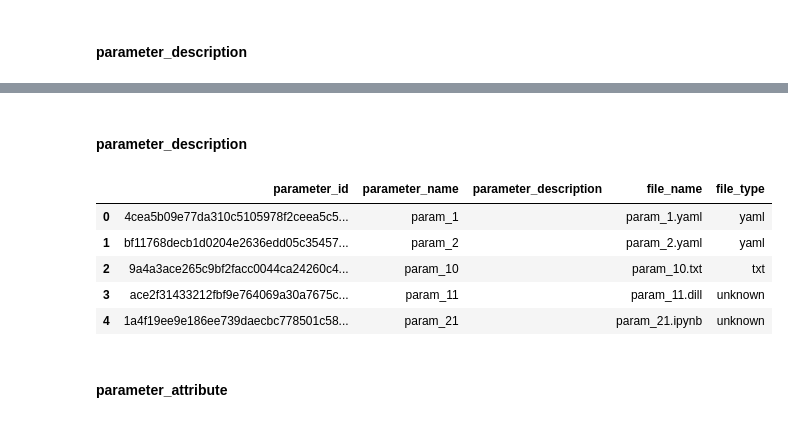
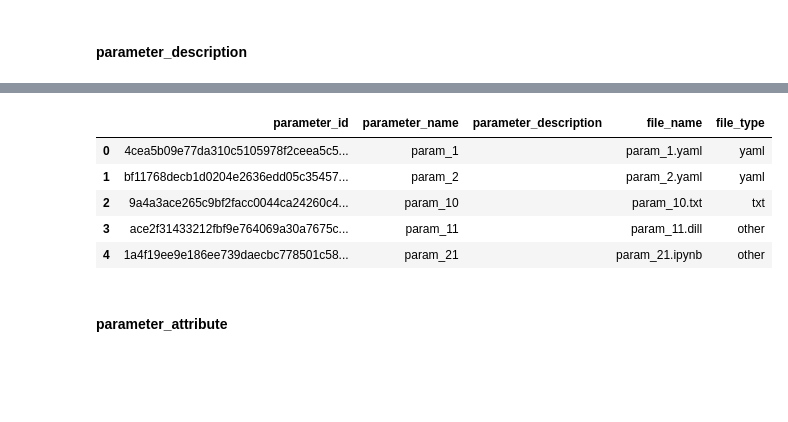
Before and after one commit to Kiril-Mordan/reusables, a Jupyter notebook: example_notebooks/parameterframe.ipynb, the cells around one changed output, grey strips where cells are left out. Drawn from its saved outputs; the diff is of its cells as text; code cells hidden in the pictures; blank space fills up the shorter version.

```diff
--- a/example_notebooks/parameterframe.ipynb
+++ b/example_notebooks/parameterframe.ipynb
@@ -124,17 +350,15 @@ pf.commited_tables['ffb2fa4d1f14786e7a11641a870c3db55f08f375fb7ac00c9a2127f7cd80
-# %% [markdown]
-#### parameter_description
 # %%
-pd.DataFrame([tab for param_id, tab_list in pf.commited_tables['ffb2fa4d1f14786e7a11641a870c3db55f08f375fb7ac00c9a2127f7cd801a60']\
+pd.DataFrame([tab for param_id, tab_list in pf2.commited_tables['b5c2e4a9bdcb57cc70bdb7310c7909cc1549550add79e3fbcc8aa1cf323cd8ca']\
     ['parameter_description']\
         [param_set_id].items()\
             for tab in tab_list])
 # %% [output]
 |  | parameter_id | parameter_name | parameter_description | file_name | file_type |
 | 0 | 4cea5b09e77da310c5105978f2ceea5c5... | param_1 |  | param_1.yaml | yaml |
 | 1 | bf11768decb1d0204e2636edd05c35457... | param_2 |  | param_2.yaml | yaml |
 | 2 | 9a4a3ace265c9bf2facc0044ca24260c4... | param_10 |  | param_10.txt | txt |
-| 3 | ace2f31433212fbf9e764069a30a7675c... | param_11 |  | param_11.dill | unknown |
-| 4 | 1a4f19ee9e186ee739daecbc778501c58... | param_21 |  | param_21.ipynb | unknown |
+| 3 | ace2f31433212fbf9e764069a30a7675c... | param_11 |  | param_11.dill | other |
+| 4 | 1a4f19ee9e186ee739daecbc778501c58... | param_21 |  | param_21.ipynb | other |
 # %% [markdown]
 #### parameter_attribute
 # %%
```
Also changed, not shown: parts of 78 cells of this notebook, 1 other file.
